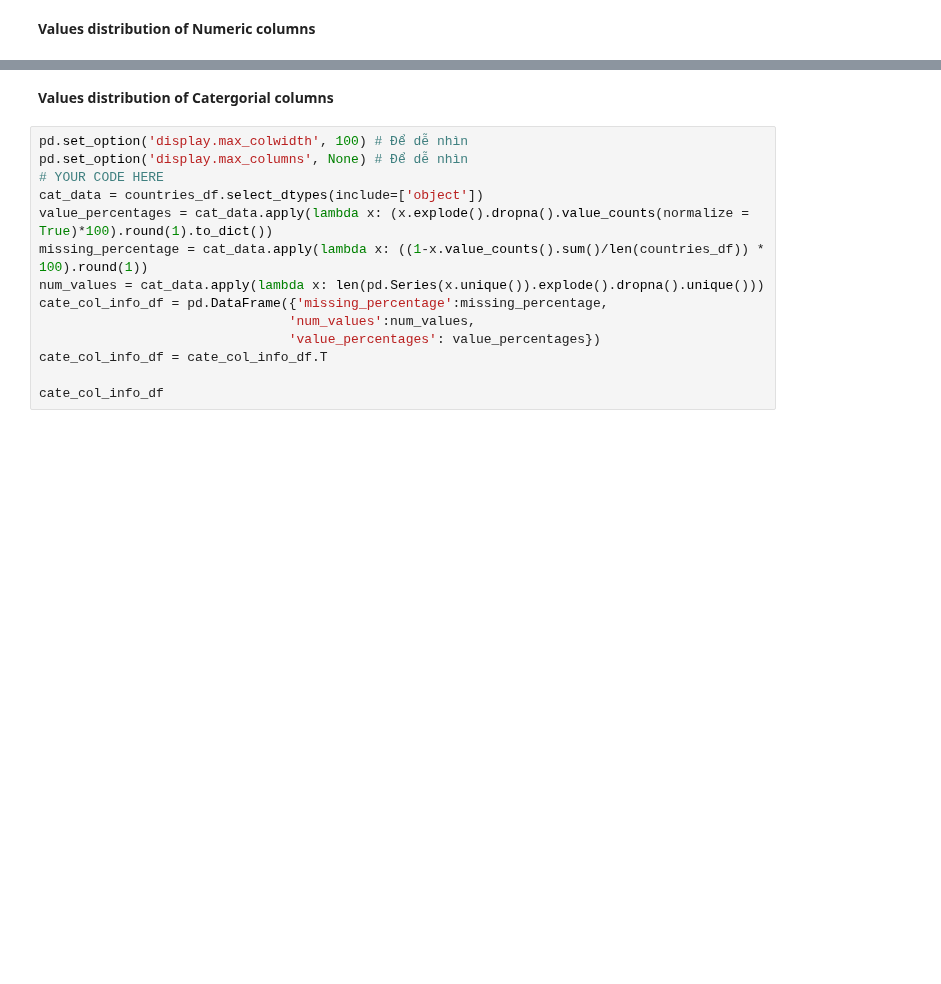
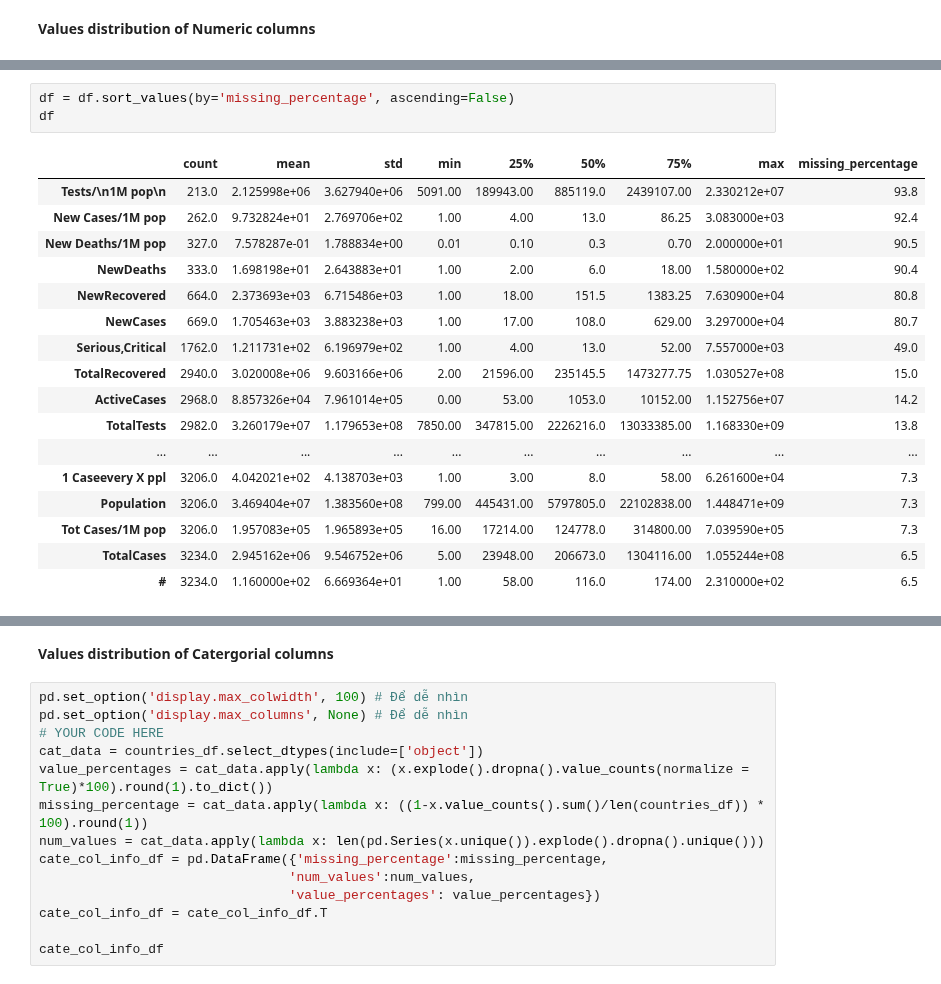
Before and after one commit to daongochoa2002/Lab1-Data-Visualization, a Jupyter notebook: Coronavirus Analysis.ipynb, the cells around one changed output, grey strips where cells are left out. Saved outputs shown, nothing was run; the diff lists cells and outputs as text; blank space fills up the shorter version.

```diff
--- a/Coronavirus Analysis.ipynb
+++ b/Coronavirus Analysis.ipynb
@@ -167,0 +263,21 @@ df
+# %%
+df = df.sort_values(by='missing_percentage', ascending=False)
+df
+# %% [output]
+|  | count | mean | std | min | 25% | 50% | 75% | max | missing_percentage |
+| Tests/\n1M pop\n | 213.0 | 2.125998e+06 | 3.627940e+06 | 5091.00 | 189943.00 | 885119.0 | 2439107.00 | 2.330212e+07 | 93.8 |
+| New Cases/1M pop | 262.0 | 9.732824e+01 | 2.769706e+02 | 1.00 | 4.00 | 13.0 | 86.25 | 3.083000e+03 | 92.4 |
+| New Deaths/1M pop | 327.0 | 7.578287e-01 | 1.788834e+00 | 0.01 | 0.10 | 0.3 | 0.70 | 2.000000e+01 | 90.5 |
+| NewDeaths | 333.0 | 1.698198e+01 | 2.643883e+01 | 1.00 | 2.00 | 6.0 | 18.00 | 1.580000e+02 | 90.4 |
+| NewRecovered | 664.0 | 2.373693e+03 | 6.715486e+03 | 1.00 | 18.00 | 151.5 | 1383.25 | 7.630900e+04 | 80.8 |
+| NewCases | 669.0 | 1.705463e+03 | 3.883238e+03 | 1.00 | 17.00 | 108.0 | 629.00 | 3.297000e+04 | 80.7 |
+| Serious,Critical | 1762.0 | 1.211731e+02 | 6.196979e+02 | 1.00 | 4.00 | 13.0 | 52.00 | 7.557000e+03 | 49.0 |
+| TotalRecovered | 2940.0 | 3.020008e+06 | 9.603166e+06 | 2.00 | 21596.00 | 235145.5 | 1473277.75 | 1.030527e+08 | 15.0 |
+| ActiveCases | 2968.0 | 8.857326e+04 | 7.961014e+05 | 0.00 | 53.00 | 1053.0 | 10152.00 | 1.152756e+07 | 14.2 |
+| TotalTests | 2982.0 | 3.260179e+07 | 1.179653e+08 | 7850.00 | 347815.00 | 2226216.0 | 13033385.00 | 1.168330e+09 | 13.8 |
+| ... | ... | ... | ... | ... | ... | ... | ... | ... | ... |
+| 1 Caseevery X ppl | 3206.0 | 4.042021e+02 | 4.138703e+03 | 1.00 | 3.00 | 8.0 | 58.00 | 6.261600e+04 | 7.3 |
+| Population | 3206.0 | 3.469404e+07 | 1.383560e+08 | 799.00 | 445431.00 | 5797805.0 | 22102838.00 | 1.448471e+09 | 7.3 |
+| Tot Cases/1M pop | 3206.0 | 1.957083e+05 | 1.965893e+05 | 16.00 | 17214.00 | 124778.0 | 314800.00 | 7.039590e+05 | 7.3 |
+| TotalCases | 3234.0 | 2.945162e+06 | 9.546752e+06 | 5.00 | 23948.00 | 206673.0 | 1304116.00 | 1.055244e+08 | 6.5 |
+| # | 3234.0 | 1.160000e+02 | 6.669364e+01 | 1.00 | 58.00 | 116.0 | 174.00 | 2.310000e+02 | 6.5 |
```
Also changed, not shown: parts of 25 cells of this notebook, 1 other file.
